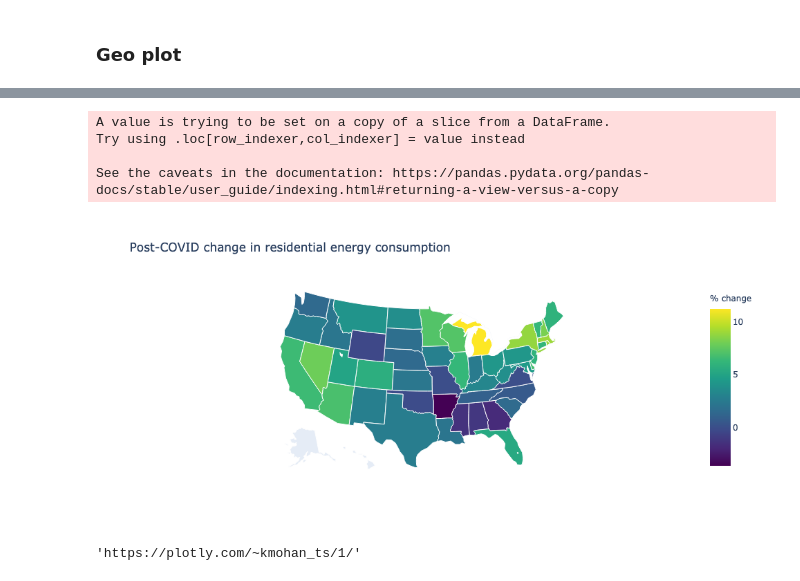
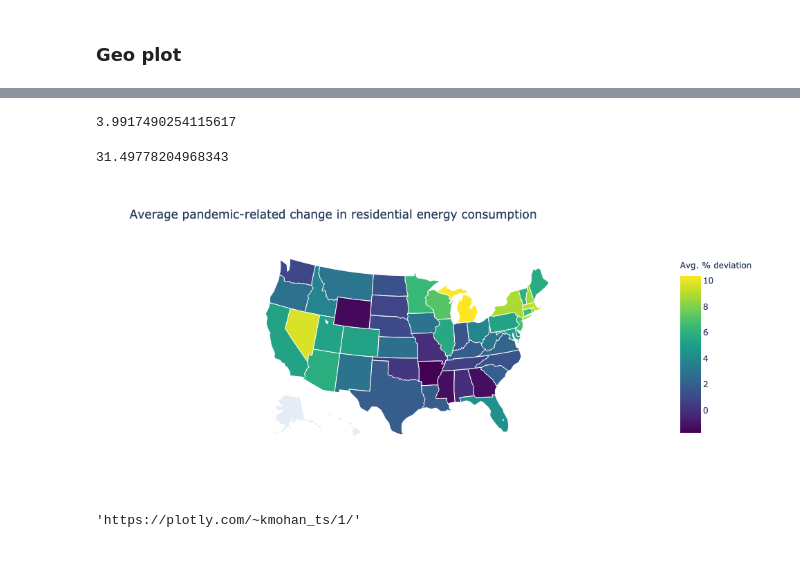
Before and after one commit to tsdataclinic/covid-energy-burden, a Jupyter notebook: EnergyViz.ipynb, the cells around one changed output, grey strips where cells are left out. Cells and saved outputs as stored; diff of their text form; code cells hidden in the pictures.

```diff
--- a/EnergyViz.ipynb
+++ b/EnergyViz.ipynb
@@ -169 +257,3 @@ mean_res_change = mean_change[mean_change.sector=="RES"]
+# %%
+state_stats['state_name'] = [abbrev_us_state[s] for s in state_stats['state']]
 # %%
@@ -256,0 +272,2 @@ mean_res_change.head()
+# %%
+state_stats = state_stats.merge(energy_data[energy_data.date>'2020-02-01'].groupby(['state','region']).mean()['consumers'].reset_index(),how='left',on='state')
@@ -257,31 +309,44 @@ mean_res_change.head()
+# %%
+state_stats = state_stats[state_stats.state!='USA']
+# %%
+sum(state_stats.mean_change*state_stats.consumers)/sum(state_stats.consumers)
+# %% [output]
+3.9917490254115617
+# %%
+cost_increase = energy_data[(energy_data.date>'2020-02-01')&(energy_data.sector=='RES')][['date','state','price','pct_error','num_days','yhat','y','consumers']].copy()
+cost_increase['cost_increase'] = (cost_increase.y-cost_increase.yhat)*cost_increase.num_days*cost_increase.price/100
+cost_increase = cost_increase.groupby(['state']).sum()
+cost_increase.consumers = cost_increase.consumers/10
+sum(cost_increase.consumers*cost_increase.cost_increase)/sum(cost_increase.consumers)
+# cost_increase.head()
+# %% [output]
+31.49778204968343
 # %%
-mean_res_change['text'] = [s + ': ' + str(np.round(c,2)) + '%' for s,c in zip(mean_res_change['state_name'],mean_res_change['change'])]
+state_stats['text'] = [s + '<br>' +
+                       'Avg. change: ' + str(np.round(c,2)) + '%' + '<br>' +
+                       'Peak change: ' + str(np.round(m,2)) + '%' + '<br>'
+                       for s,c,m in zip(state_stats['state_name'],state_stats['mean_change'],state_stats['max_change'])]
-# %% [output]
-A value is trying to be set on a copy of a slice from a DataFrame.
-Try using .loc[row_indexer,col_indexer] = value instead
-
-See the caveats in the documentation: https://pandas.pydata.org/pandas-docs/stable/user_guide/indexing.html#returning-a-view-versus-a-copy
 # %%
 fig = go.Figure(data=go.Choropleth(
-    locations=mean_res_change['state'], # Spatial coordinates
-    z = mean_res_change['change'].astype(float), # Data to be color-coded
+    locations=state_stats['state'], # Spatial coordinates
+    z = state_stats['mean_change'].astype(float), # Data to be color-coded
     locationmode = 'USA-states', # set of locations match entries in `locations`
     colorscale = 'viridis',
-    text=mean_res_change['text'],
-    colorbar_title = "% change",
+    text=state_stats['text'],
+    colorbar_title = "Avg. % deviation",
     marker_line_color='white', # line markers between states
     hoverinfo = "text"
 ))
 
 fig.update_layout(
-    title_text = 'Post-COVID change in residential energy consumption',
-    geo_scope='usa', # limite map scope to USA
+    title_text = 'Average pandemic-related change in residential energy consumption',
+    geo_scope='usa', # limit map scope to USA
     geo= dict(projection=go.layout.geo.Projection(type = 'albers usa'))
 )
 
 fig.show()
 
-py.plot(fig, filename = 'res-energy-geo', auto_open=True)
+py.plot(fig, filename = 'res-energy-geo', auto_open=False)
 # %% [output]
-[figure, old version]
+[figure, new version]
 'https://plotly.com/~kmohan_ts/1/'
```
Also changed, not shown: parts of 19 cells of this notebook.
